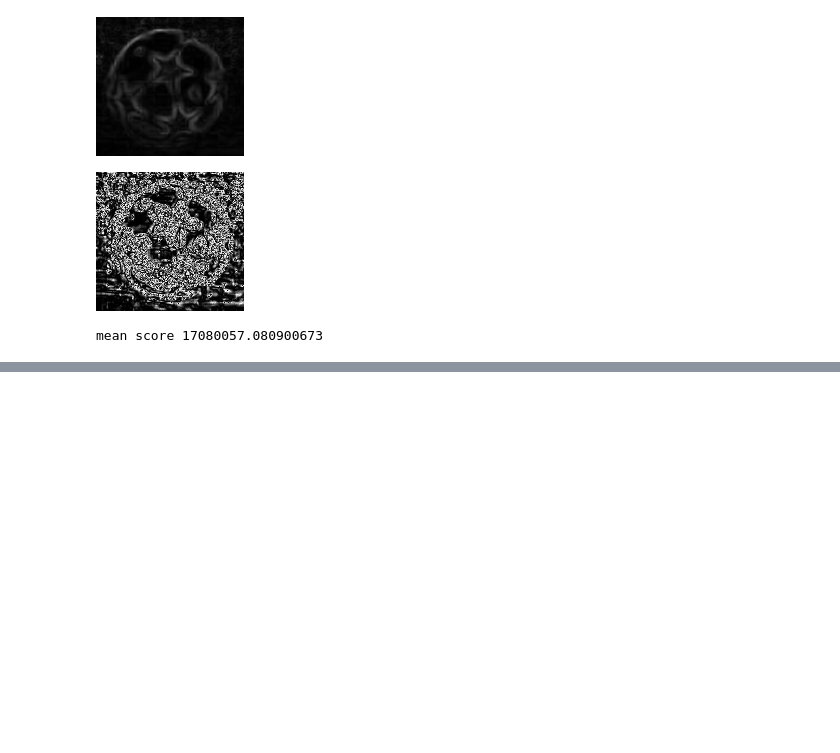
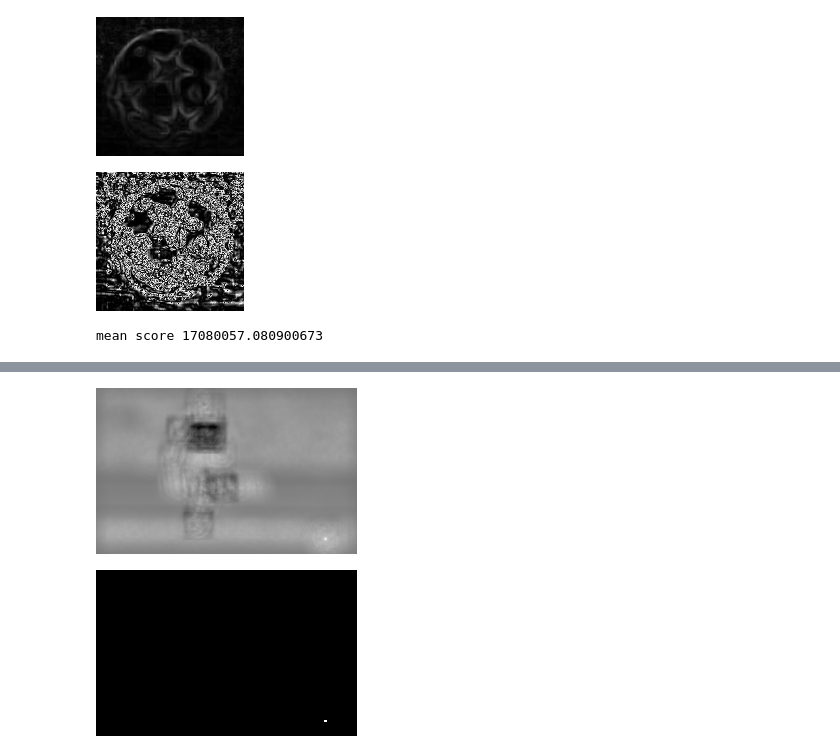
Before and after one commit to glutamatt/recherche_objet, a Jupyter notebook: Untitled.ipynb, the cells around one changed output, grey strips where cells are left out. Drawn from its saved outputs; the diff is of its cells as text; code cells hidden in the pictures; blank space fills up the shorter version.

```diff
--- a/Untitled.ipynb
+++ b/Untitled.ipynb
@@ -186,0 +201,11 @@ display(Image.fromarray(np.uint8(kerneled_image)))
+# %%
+detection_threshold = 210
+
+reverted_kerneled_image =  - kerneled_image
+reverted_kerneled_image =  reverted_kerneled_image + abs(reverted_kerneled_image.min())
+reverted_kerneled_image *= 255 / reverted_kerneled_image.max()
+display(Image.fromarray(np.uint8(reverted_kerneled_image)))
+display(Image.fromarray(np.uint8((reverted_kerneled_image > detection_threshold) * 255)))
+# %% [output]
+[figure, added]
+[figure, added]
```
Also changed, not shown: parts of 1 cell of this notebook, 16 other files.
